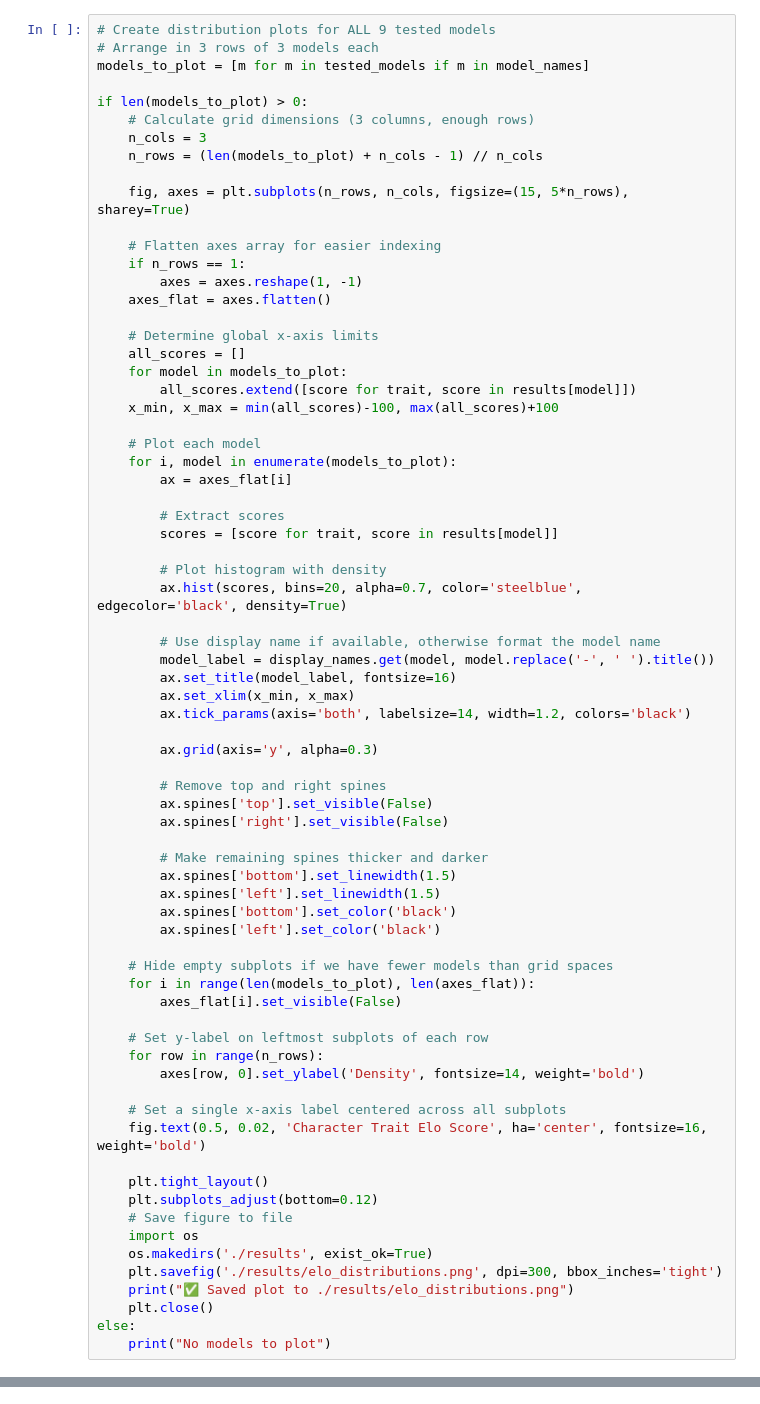
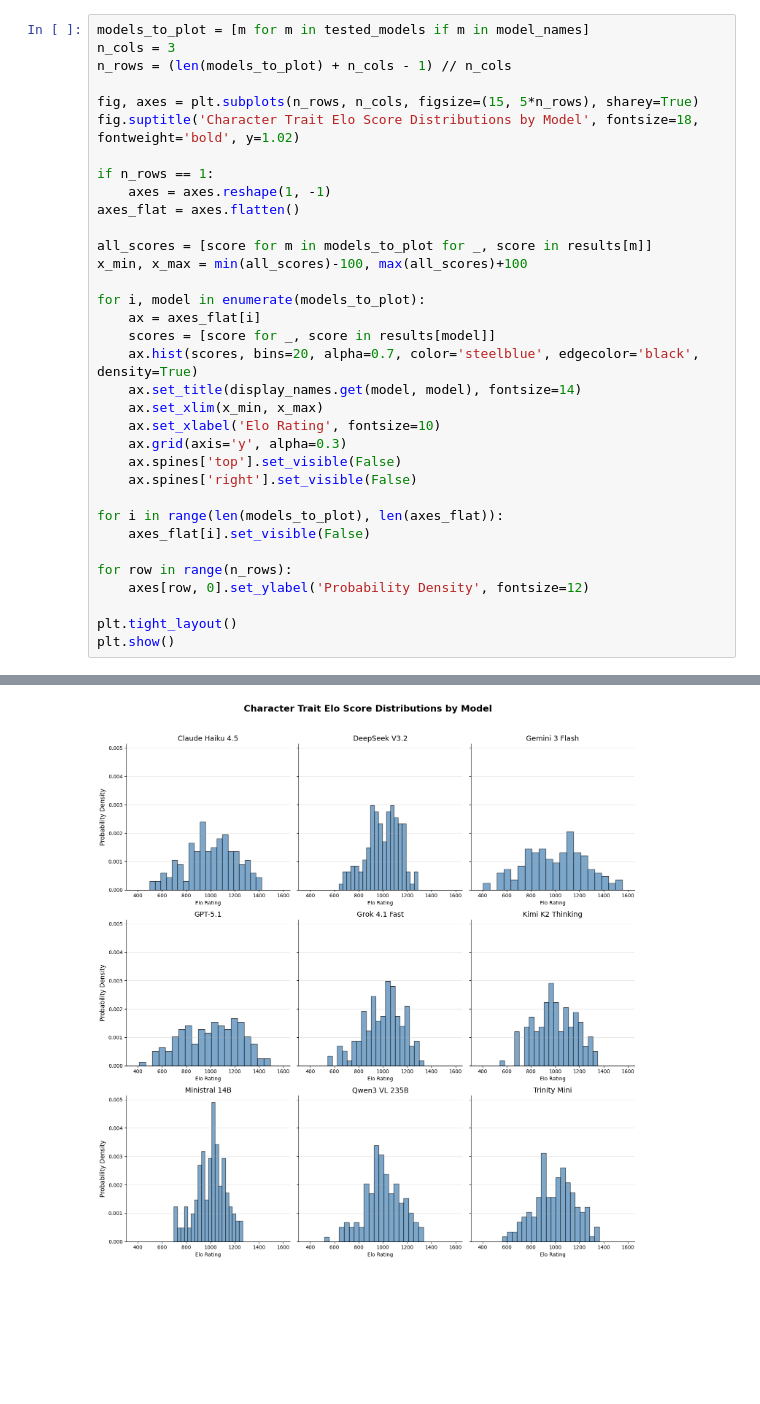
Before and after one commit to p3rciv3l/character_elicitation, a Jupyter notebook: character/elo_calculation.ipynb, the cells around one changed output, grey strips where cells are left out. Cells and saved outputs as stored; diff of their text form; blank space fills up the shorter version.

```diff
--- a/character/elo_calculation.ipynb
+++ b/character/elo_calculation.ipynb
@@ -299,73 +227,35 @@ Max Correlation:     ρ = 0.9172
 # %%
-# Create distribution plots for ALL 9 tested models
-# Arrange in 3 rows of 3 models each
 models_to_plot = [m for m in tested_models if m in model_names]
+n_cols = 3
+n_rows = (len(models_to_plot) + n_cols - 1) // n_cols
 
-if len(models_to_plot) > 0:
-    # Calculate grid dimensions (3 columns, enough rows)
-    n_cols = 3
-    n_rows = (len(models_to_plot) + n_cols - 1) // n_cols
+fig, axes = plt.subplots(n_rows, n_cols, figsize=(15, 5*n_rows), sharey=True)
+fig.suptitle('Character Trait Elo Score Distributions by Model', fontsize=18, fontweight='bold', y=1.02)
 
-    fig, axes = plt.subplots(n_rows, n_cols, figsize=(15, 5*n_rows), sharey=True)
+if n_rows == 1:
+    axes = axes.reshape(1, -1)
+axes_flat = axes.flatten()
 
-    # Flatten axes array for easier indexing
-    if n_rows == 1:
-        axes = axes.reshape(1, -1)
-    axes_flat = axes.flatten()
+all_scores = [score for m in models_to_plot for _, score in results[m]]
+x_min, x_max = min(all_scores)-100, max(all_scores)+100
 
-    # Determine global x-axis limits
-    all_scores = []
-    for model in models_to_plot:
-        all_scores.extend([score for trait, score in results[model]])
-    x_min, x_max = min(all_scores)-100, max(all_scores)+100
+for i, model in enumerate(models_to_plot):
+    ax = axes_flat[i]
+    scores = [score for _, score in results[model]]
+    ax.hist(scores, bins=20, alpha=0.7, color='steelblue', edgecolor='black', density=True)
+    ax.set_title(display_names.get(model, model), fontsize=14)
+    ax.set_xlim(x_min, x_max)
+    ax.set_xlabel('Elo Rating', fontsize=10)
+    ax.grid(axis='y', alpha=0.3)
+    ax.spines['top'].set_visible(False)
+    ax.spines['right'].set_visible(False)
 
-    # Plot each model
-    for i, model in enumerate(models_to_plot):
-        ax = axes_flat[i]
+for i in range(len(models_to_plot), len(axes_flat)):
+    axes_flat[i].set_visible(False)
 
-        # Extract scores
-        scores = [score for trait, score in results[model]]
+for row in range(n_rows):
+    axes[row, 0].set_ylabel('Probability Density', fontsize=12)
 
-        # Plot histogram with density
-        ax.hist(scores, bins=20, alpha=0.7, color='steelblue', edgecolor='black', density=True)
-
-        # Use display name if available, otherwise format the model name
-        model_label = display_names.get(model, model.replace('-', ' ').title())
-        ax.set_title(model_label, fontsize=16)
-        ax.set_xlim(x_min, x_max)
-        ax.tick_params(axis='both', labelsize=14, width=1.2, colors='black')
-
-        ax.grid(axis='y', alpha=0.3)
-
-        # Remove top and right spines
-        ax.spines['top'].set_visible(False)
-        ax.spines['right'].set_visible(False)
-
-        # Make remaining spines thicker and darker
-        ax.spines['bottom'].set_linewidth(1.5)
-        ax.spines['left'].set_linewidth(1.5)
-        ax.spines['bottom'].set_color('black')
-        ax.spines['left'].set_color('black')
-
-    # Hide empty subplots if we have fewer models than grid spaces
-    for i in range(len(models_to_plot), len(axes_flat)):
-        axes_flat[i].set_visible(False)
-
-    # Set y-label on leftmost subplots of each row
-    for row in range(n_rows):
-        axes[row, 0].set_ylabel('Density', fontsize=14, weight='bold')
-
-    # Set a single x-axis label centered across all subplots
-    fig.text(0.5, 0.02, 'Character Trait Elo Score', ha='center', fontsize=16, weight='bold')
-
-    plt.tight_layout()
-    plt.subplots_adjust(bottom=0.12)
-    # Save figure to file
-    import os
-    os.makedirs('./results', exist_ok=True)
-    plt.savefig('./results/elo_distributions.png', dpi=300, bbox_inches='tight')
-    print("✅ Saved plot to ./results/elo_distributions.png")
-    plt.close()
-else:
-    print("No models to plot")
+plt.tight_layout()
+plt.show()
 # %% [output]
@@ -372,0 +262 @@ else:
+[figure, added]
```
Also changed, not shown: parts of 16 cells of this notebook.
